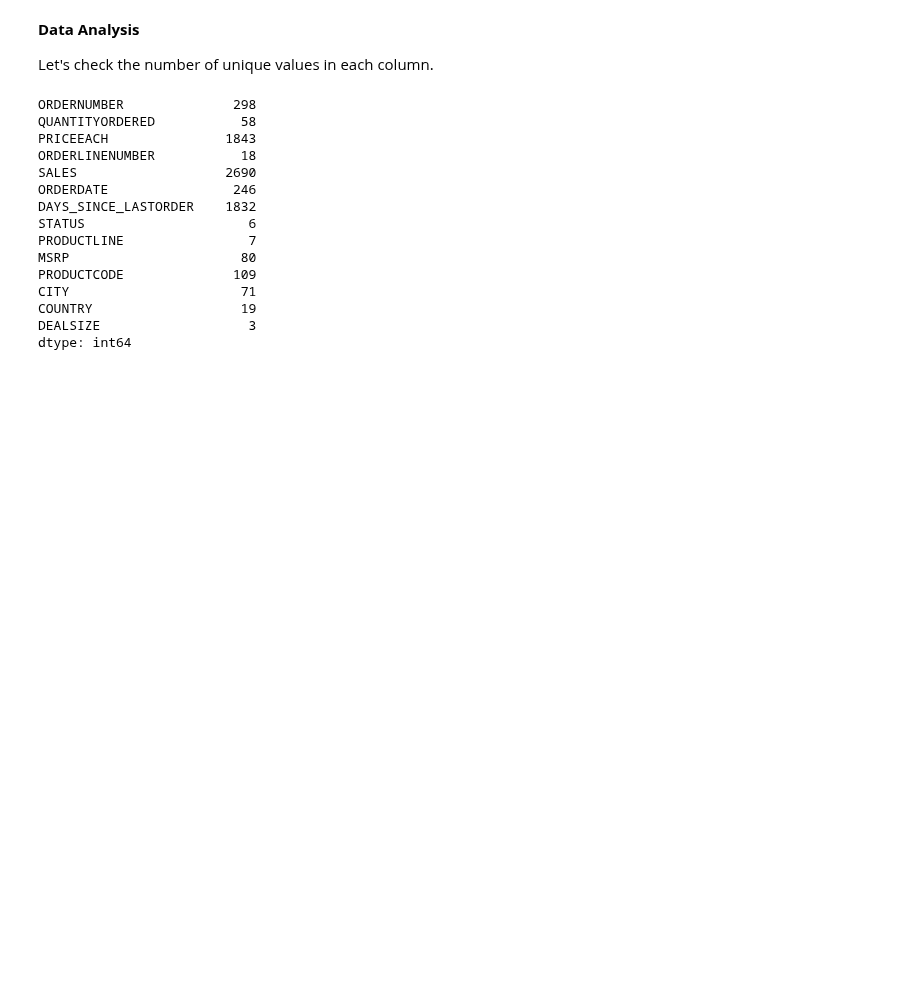
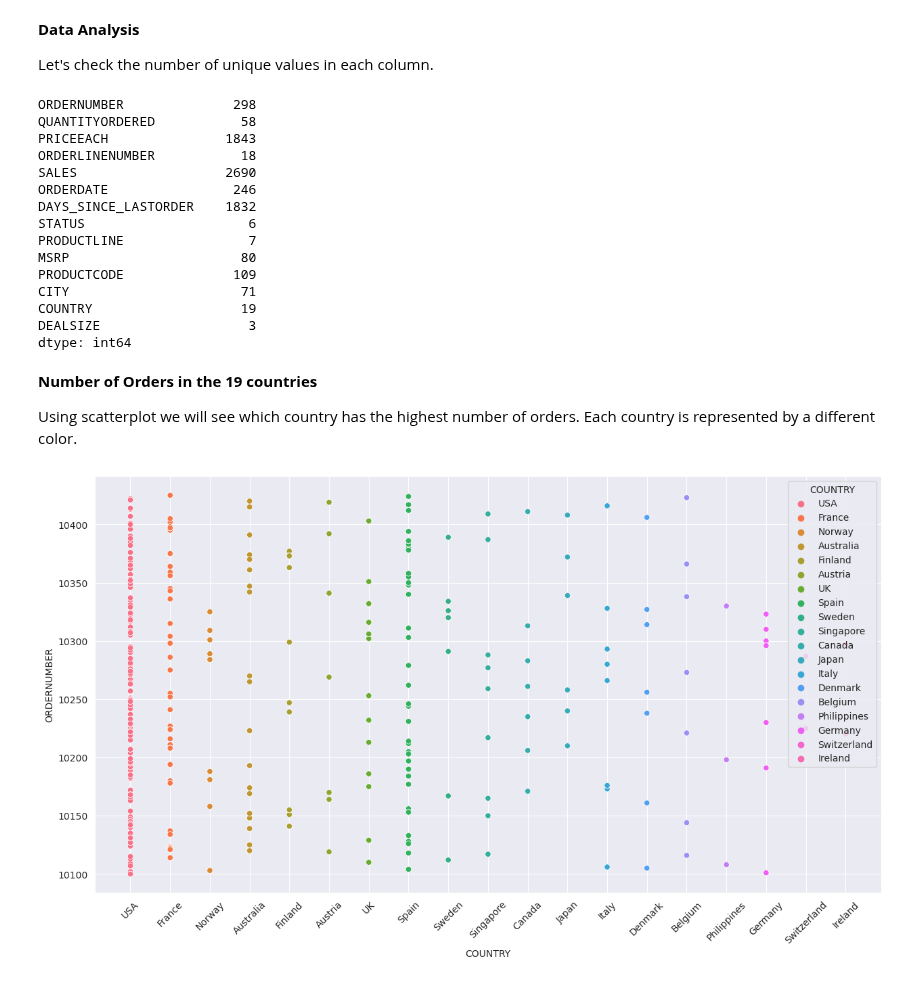
Before and after one commit to Billy272/Mastering-Data, a Jupyter notebook: Automobile_Sales/Automobile_Sales.ipynb, the cells around one changed output. Saved outputs shown, nothing was run; the diff lists cells and outputs as text; code cells hidden in the pictures; blank space fills up the shorter version.

```diff
--- a/Automobile_Sales/Automobile_Sales.ipynb
+++ b/Automobile_Sales/Automobile_Sales.ipynb
@@ -129,3 +129,17 @@ CITY                      71
 COUNTRY                   19
 DEALSIZE                   3
 dtype: int64
+# %% [markdown]
+**Number of Orders in the 19 countries**
+
+Using scatterplot we will see which country has the highest number of orders. Each country is represented by a different color.
+# %%
+import matplotlib.pyplot as plt
+import seaborn as sns
+
+plt.figure(figsize=(15,8))
+sns.scatterplot(x='COUNTRY',y='ORDERNUMBER',data=data,hue='COUNTRY')
+plt.xticks(rotation=45)
+plt.show()
+# %% [output]
+[figure, added]
```
